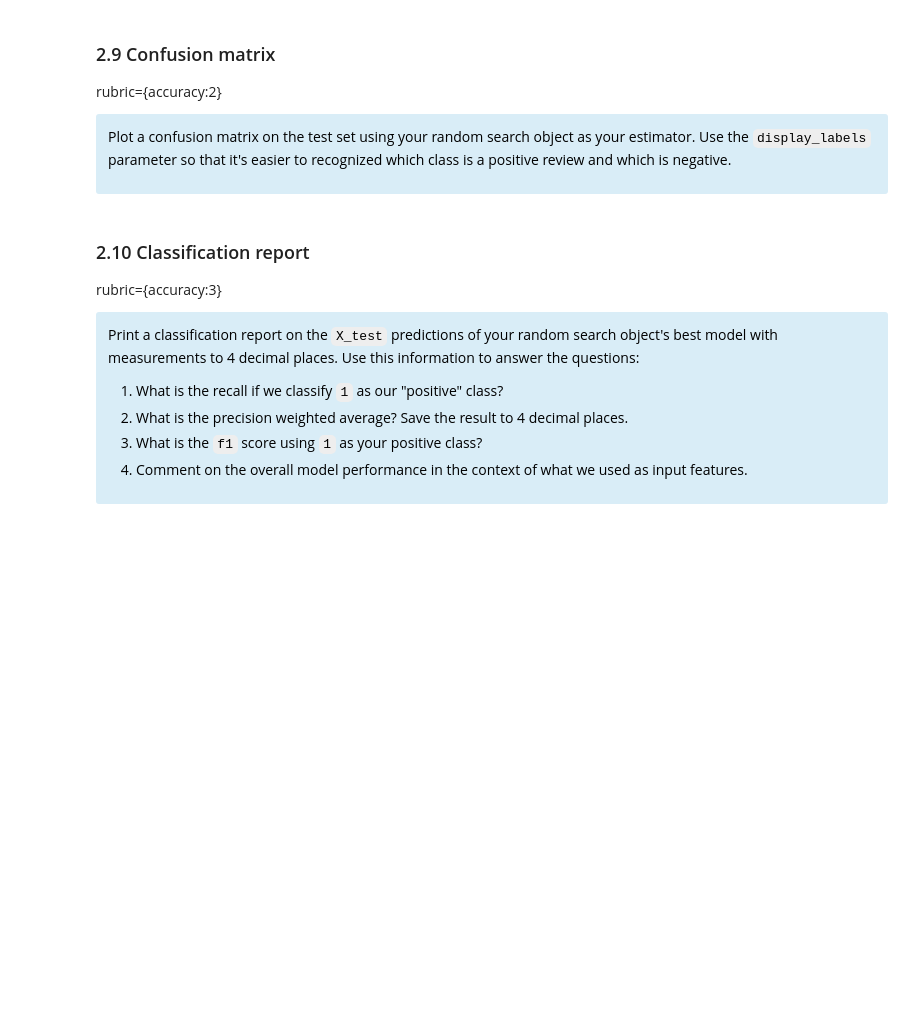
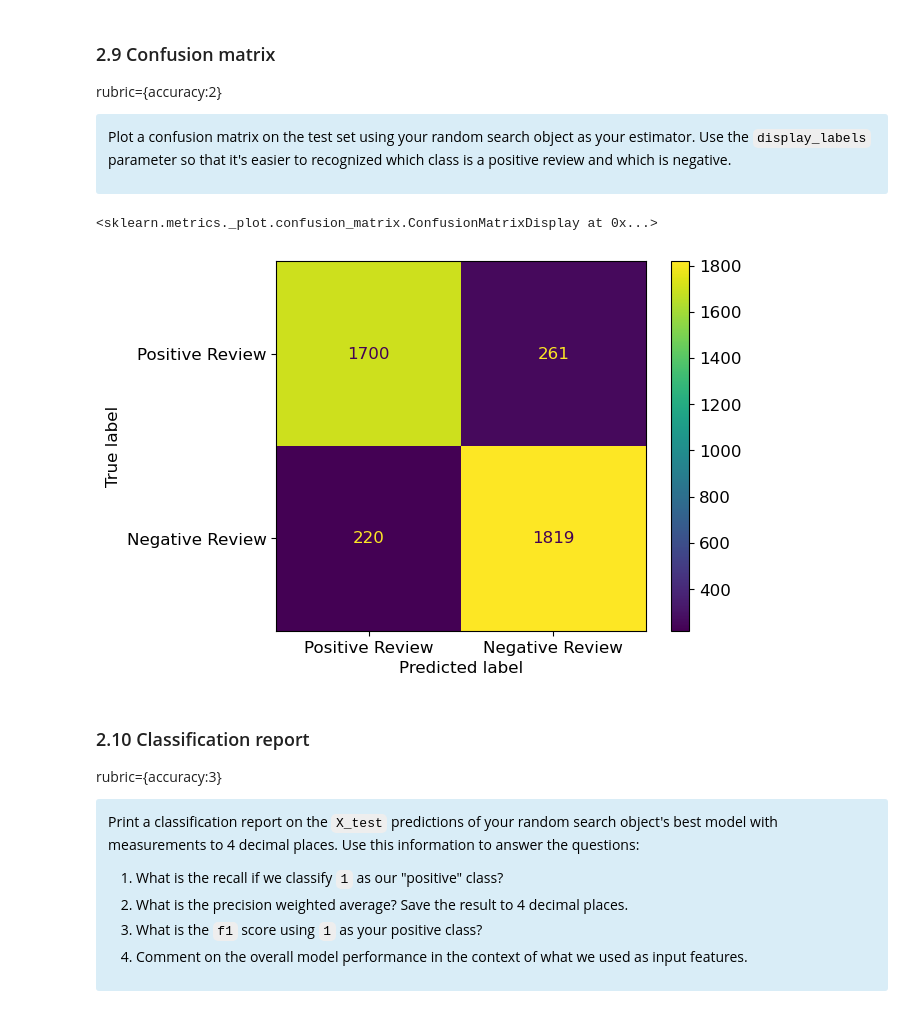
Before and after one commit to Aizenz/BAIT509assignments, a Jupyter notebook: assignment3/assignment3.ipynb, the cells around one changed output. Drawn from its saved outputs; the diff is of its cells as text; code cells hidden in the pictures; blank space fills up the shorter version.

```diff
--- a/assignment3/assignment3.ipynb
+++ b/assignment3/assignment3.ipynb
@@ -276,0 +293,6 @@ pipe = ...
+# %%
+from sklearn.feature_extraction.text import CountVectorizer
+from sklearn.linear_model import LogisticRegression
+from sklearn.pipeline import make_pipeline
+pipe = make_pipeline(CountVectorizer(),LogisticRegression(max_iter=5000, class_weight= 'balanced'))
+pipe
@@ -298,10 +324,11 @@ This can take a few minutes so please be patient.
 </div>
 # %%
 from scipy.stats import loguniform, randint
-
+from sklearn.model_selection import RandomizedSearchCV
 param_grid = {
     "countvectorizer__max_features": randint(10, 10000),
     "logisticregression__C": loguniform(0.01, 100),
 }
 
-random_search = ...
+random_search = RandomizedSearchCV(pipe, param_distributions = param_grid, cv=3, n_jobs=10, verbose=2, scoring='f1', return_train_score=True)
+random_search.fit(X_train, y_train)
@@ -363,3 +422,13 @@ Use the `display_labels` parameter so that it's easier to recognized which class
+# %%
+from sklearn.metrics import confusion_matrix, ConfusionMatrixDisplay
+import matplotlib.pyplot as plt
+cm = confusion_matrix(y_test, random_search.predict(X_test))
+
+plt.rc('font', size=12) # bigger font sizes
+ConfusionMatrixDisplay(cm, display_labels=["Positive Review", "Negative Review"]).plot()
+# %% [output]
+<sklearn.metrics._plot.confusion_matrix.ConfusionMatrixDisplay at 0x...>
+[figure, added]
 # %% [markdown]
 ### 2.10 Classification report
 rubric={accuracy:3}
```
Also changed, not shown: parts of 43 cells of this notebook, 1 other file.
